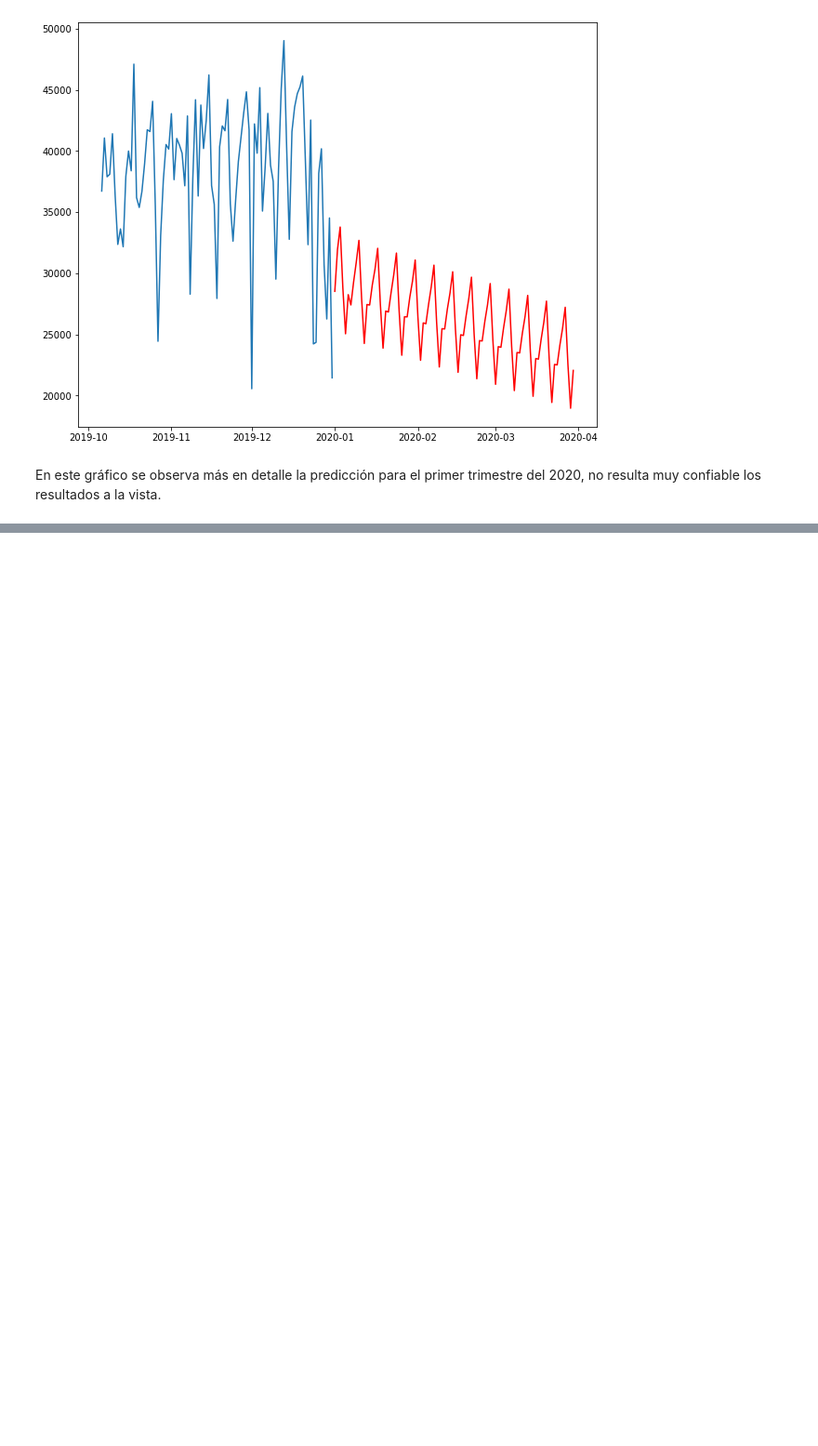
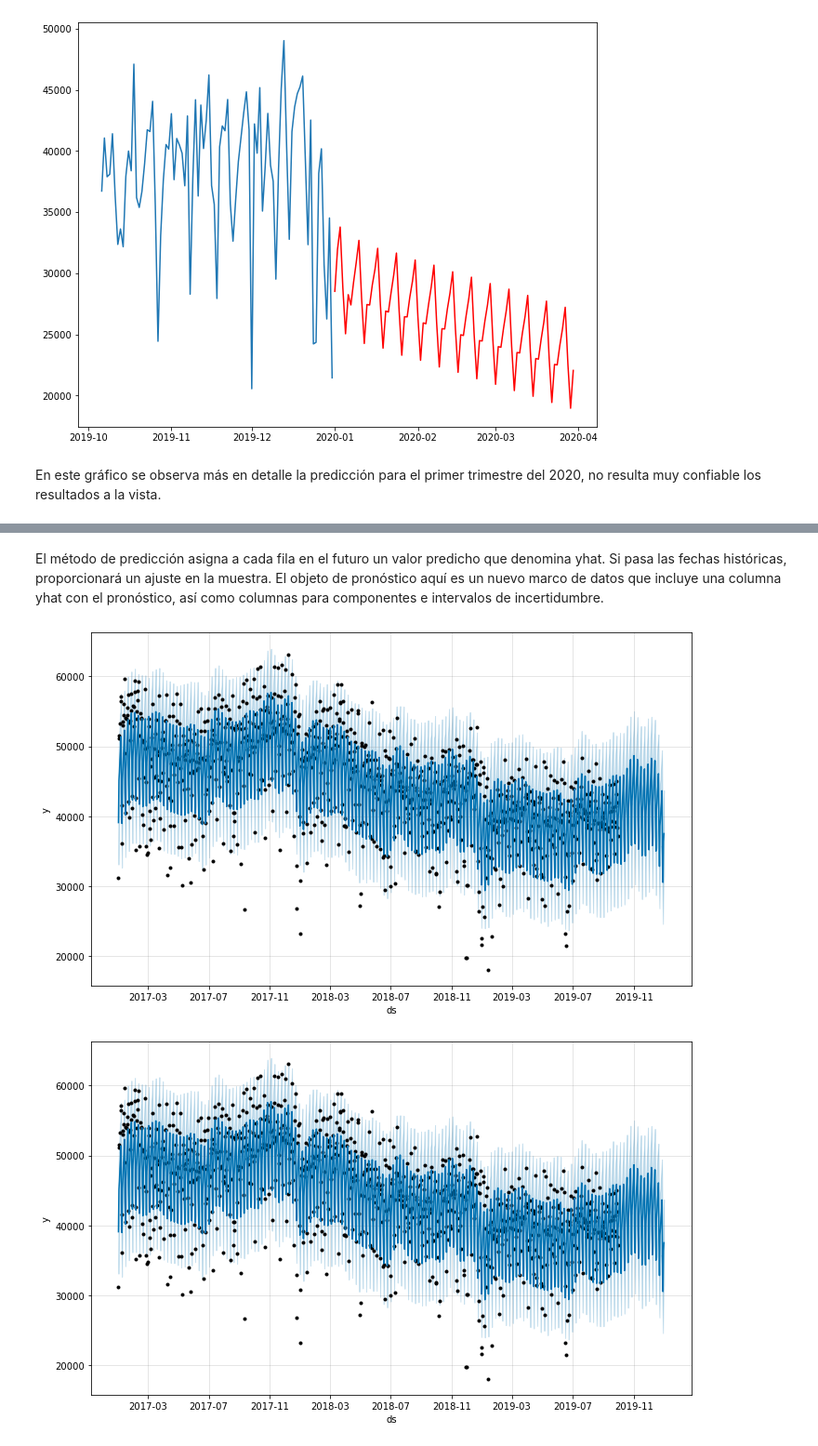
Before and after one commit to danielasaavedran/Proyecto_3_Acamica, a Jupyter notebook: DS_Proyecto_03_ST.ipynb, the cells around one changed output, grey strips where cells are left out. Shown at 93% size. Saved outputs shown, nothing was run; the diff lists cells and outputs as text; code cells hidden in the pictures; blank space fills up the shorter version.

```diff
--- a/DS_Proyecto_03_ST.ipynb
+++ b/DS_Proyecto_03_ST.ipynb
@@ -1105,0 +1152,5 @@ Se propone utilizar un modelo usando la libreria prophet y redes neuronales para
+# %%
+# cortamos el dataset en un fecha de corte, en este caso hasta septiembre del año 2019
+split_date_2 = '2019-09-30'
+diario_prophet1 = diario_prophet.loc[diario_prophet.ds <= split_date_2].copy()
+diario_prophet1
@@ -1105,0 +1171,5 @@ Se propone utilizar un modelo usando la libreria prophet y redes neuronales para
+# %%
+# definimos el modelo y entrenamos con los datos de hasta septiembre de 2019
+m_prop = Prophet(weekly_seasonality=True,
+            daily_seasonality=True )
+m_prop.fit(diario_prophet1)
@@ -1105,0 +1181,4 @@ Se propone utilizar un modelo usando la libreria prophet y redes neuronales para
+# %%
+# Predicciones para 92 dias (para completar el año)
+future = m_prop.make_future_dataframe(periods=92)
+future.tail
@@ -1105,0 +1200,4 @@ Se propone utilizar un modelo usando la libreria prophet y redes neuronales para
+# %%
+#Prediccion en future, a 92 dias, que resulta 3 nuevos atributos
+forecast = m_prop.predict(future)
+forecast[['ds', 'yhat', 'yhat_lower', 'yhat_upper']]
@@ -1105,0 +1218,7 @@ Se propone utilizar un modelo usando la libreria prophet y redes neuronales para
+# %% [markdown]
+El método de predicción asigna a cada fila en el futuro un valor predicho que denomina yhat. Si pasa las fechas históricas, proporcionará un ajuste en la muestra. El objeto de pronóstico aquí es un nuevo marco de datos que incluye una columna yhat con el pronóstico, así como columnas para componentes e intervalos de incertidumbre.
+# %%
+m_prop.plot(forecast)
+# %% [output]
+[figure, added]
+[figure, added]
```
Also changed, not shown: parts of 23 cells of this notebook.
